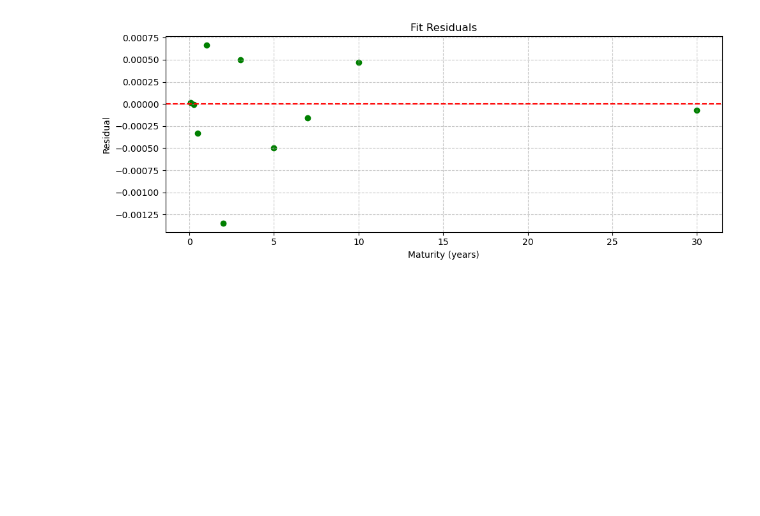
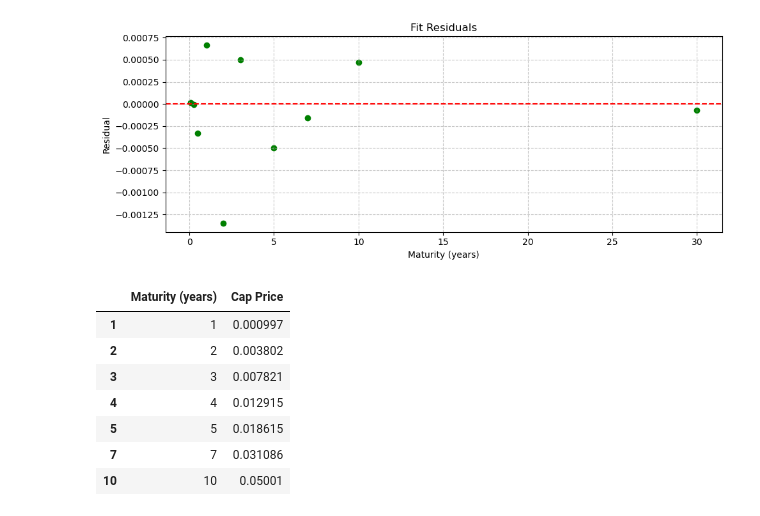
Before and after one commit to fangsitang/fixed_income, a Jupyter notebook: Part 1 code with exercise in the note.ipynb, the cells around one changed output. Drawn from its saved outputs; the diff is of its cells as text; code cells hidden in the pictures; blank space fills up the shorter version.

```diff
--- a/Part 1 code with exercise in the note.ipynb
+++ b/Part 1 code with exercise in the note.ipynb
@@ -322,0 +389,16 @@ Note: τ and θ are very close - consider using the four-parameter Nelson-Siegel
+# %%
+# Function for Forward Swap Rate K_f
+def Kf(T):
+    """
+    Compute Forward Swap Rate K_f
+    :param tau: quarterly settlement dates (0.25)
+    :return: K_f
+    """
+    tau = 0.25
+    denominator = 0
+
+    numerator = P(tau) - P(T)
+    for t in np.arange(2 * tau, T + tau, tau):
+        denominator += tau * P(t)
+
+    return numerator / denominator
@@ -322,0 +453,26 @@ Note: τ and θ are very close - consider using the four-parameter Nelson-Siegel
+# %%
+import pandas as pd
+
+# 初始化 DataFrame
+cap_mkt_prices_df = pd.DataFrame(index=T_values, columns=["Cap Price"])
+
+# 计算 Cap 价格
+for i, (T, K) in enumerate(strikes.items()):
+    sigma = sigmas[i]  # 取对应的 Implied Volatility
+    tn = T_values[i]   # 取对应的 Maturity
+
+    # 计算 Cap 价格
+    cap_mkt_prices_df.loc[T, "Cap Price"] = cap_mkt_price(tn, K, sigma)
+
+# 添加 Maturity (years) 列
+cap_mkt_prices_df.insert(0, "Maturity (years)", T_values)
+cap_mkt_prices_df
+# %% [output]
+|  | Maturity (years) | Cap Price |
+| 1 | 1 | 0.000997 |
+| 2 | 2 | 0.003802 |
+| 3 | 3 | 0.007821 |
+| 4 | 4 | 0.012915 |
+| 5 | 5 | 0.018615 |
+| 7 | 7 | 0.031086 |
+| 10 | 10 | 0.05001 |
```
Also changed, not shown: parts of 4 cells of this notebook.
